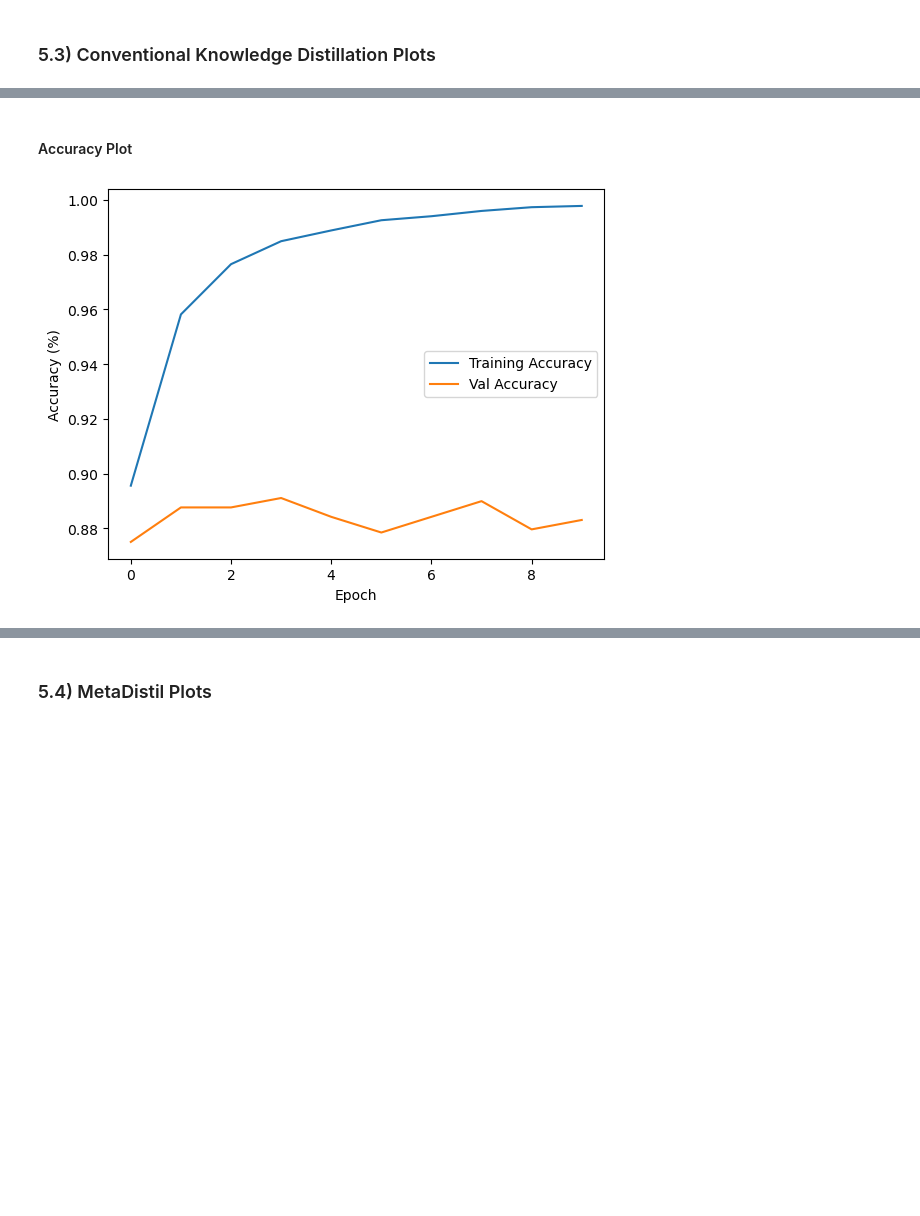
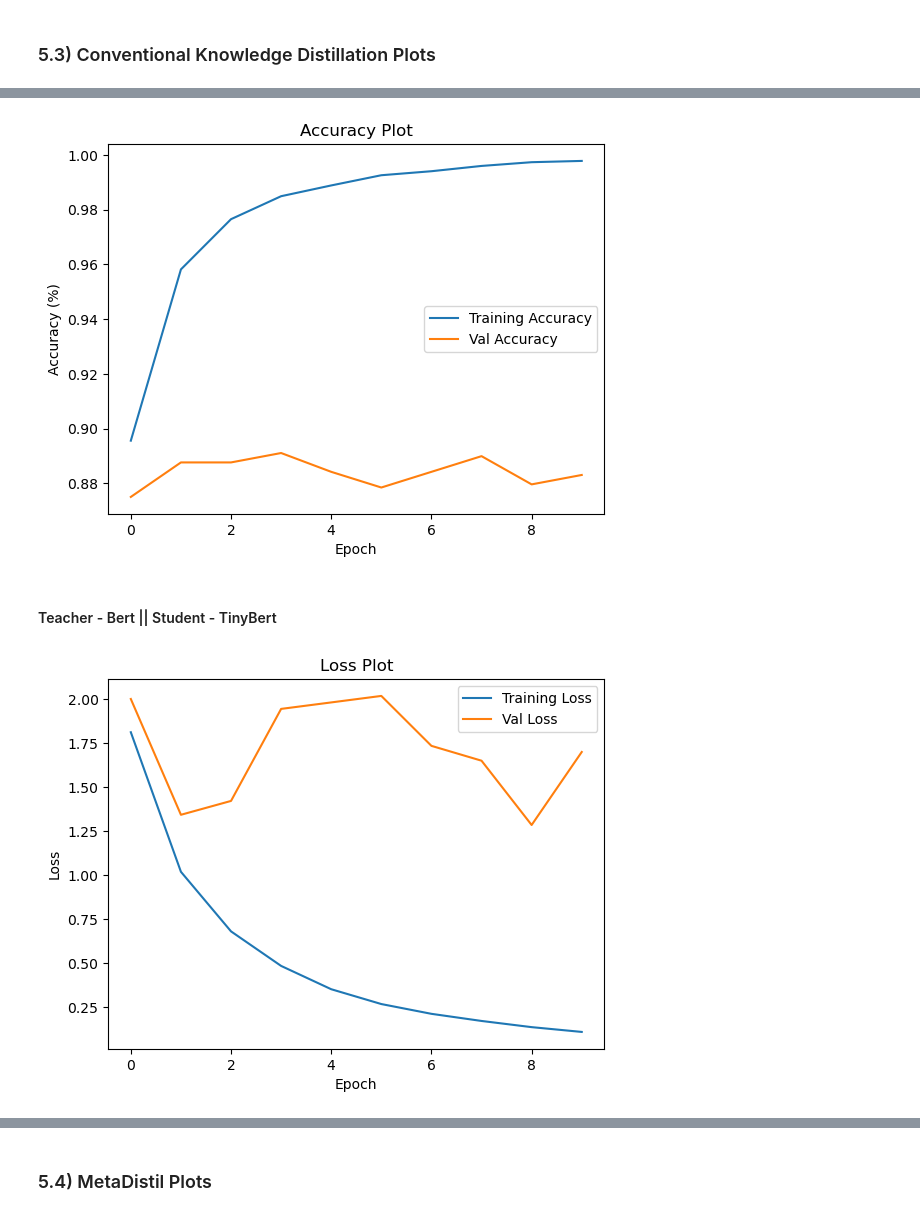
Before and after one commit to aal2015/NLP-Project, a Jupyter notebook: models_analysis.ipynb, the cells around one changed output, grey strips where cells are left out. Cells and saved outputs as stored; diff of their text form; code cells hidden in the pictures; blank space fills up the shorter version.

```diff
--- a/models_analysis.ipynb
+++ b/models_analysis.ipynb
@@ -346,8 +428,15 @@ plotLoss(KD_training_hist['train_losses'], KD_training_hist['val_losses'])
-# %% [markdown]
-#### Accuracy Plot
 # %%
 from train_eval_func import plotAccuracy
 # %%
-plotAccuracy(KD_training_hist['train_accs'], KD_training_hist['val_accs'])
+plotAccuracy(KD_bert_distilbert_hist['train_accs'], KD_bert_distilbert_hist['val_accs'],
+            title="Accuracy Plot")
 # %% [output]
-[figure, old version]
+[figure, new version]
+# %% [markdown]
+#### Teacher - Bert || Student - TinyBert
+# %%
+KD_bert_tinybert_hist = torch.load(KD_bert_tinybert_hist_path)
+# %%
+plotLoss(KD_bert_tinybert_hist['train_losses'], KD_bert_tinybert_hist['val_losses'], title="Loss Plot")
+# %% [output]
+[figure, added]
```
Also changed, not shown: parts of 90 cells of this notebook, 5 other files.
